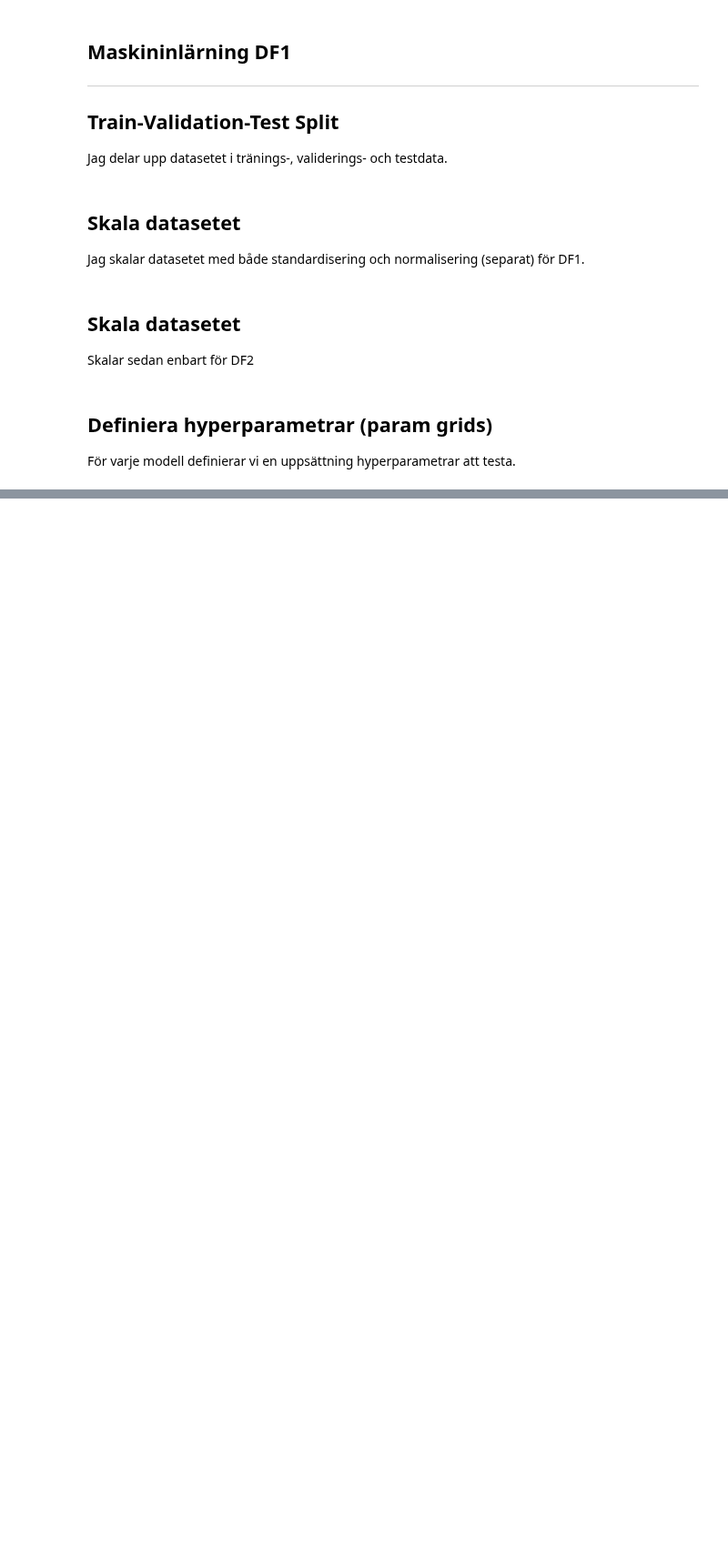
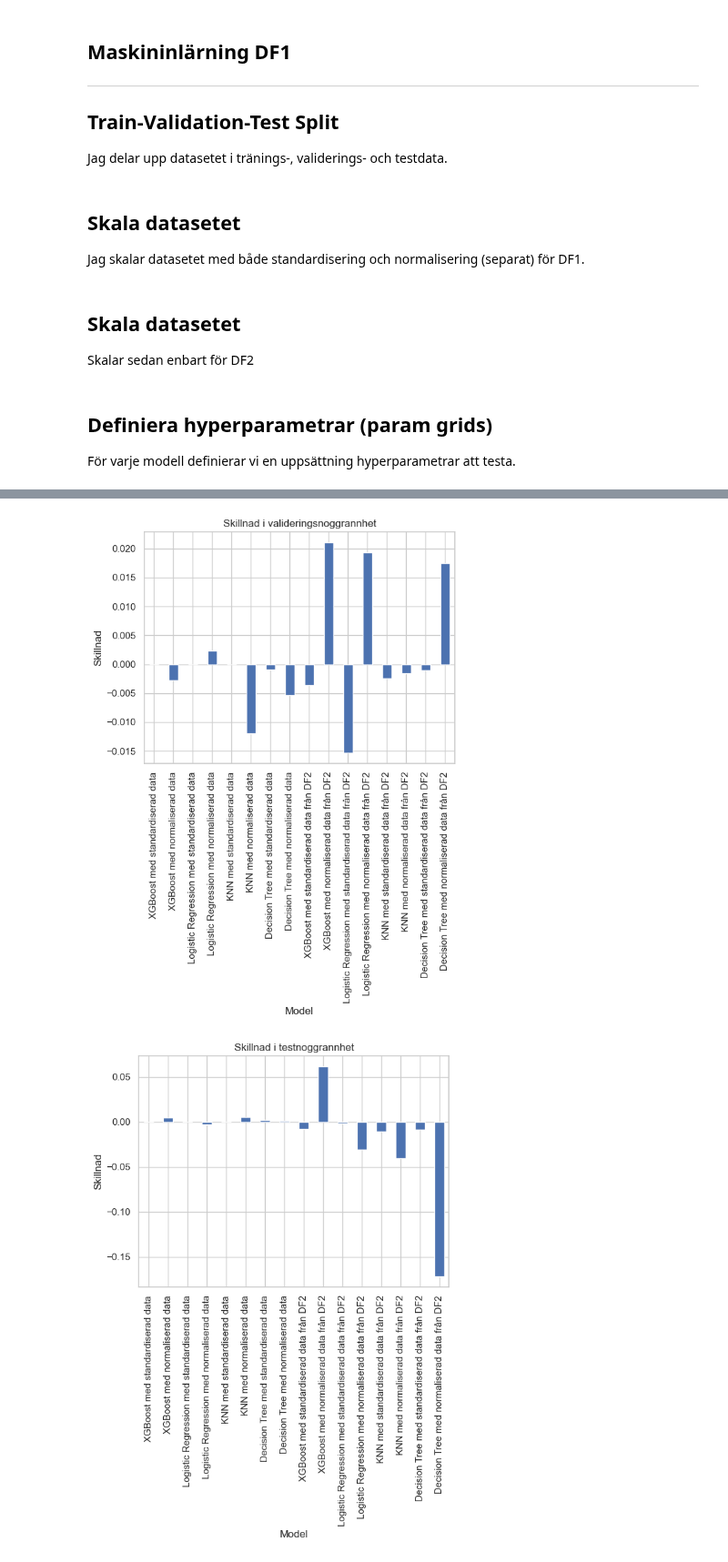
Before and after one commit to n00rp/Machine-Learning, a Jupyter notebook: Övningsuppgifter/Labb/labb01_Cardiovascular_Disease.ipynb, the cells around one changed output, grey strips where cells are left out. Shown at 91% size. Saved outputs shown, nothing was run; the diff lists cells and outputs as text; code cells hidden in the pictures; blank space fills up the shorter version.

```diff
--- a/Övningsuppgifter/Labb/labb01_Cardiovascular_Disease.ipynb
+++ b/Övningsuppgifter/Labb/labb01_Cardiovascular_Disease.ipynb
@@ -732,0 +736,20 @@ plt.show()
+# %%
+import pandas as pd
+
+# Läs in den första CSV-filen
+file1 = r"C:\Programering\It högskolan\Maskininlärning\Machine-Leraning\Övningsuppgifter\Labb\evaluation_scores.csv"
+df1 = pd.read_csv(file1)
+
+# Läs in den andra CSV-filen
+file2 = r"C:\Programering\It högskolan\Maskininlärning\Machine-Leraning\evaluation_scores_compare.csv"
+df2 = pd.read_csv(file2)
+
+# Slå ihop dataframarna på kolumnen 'Model'
+merged_df = pd.merge(df1, df2, on='Model', suffixes=('_run1', '_run2'))
+
+# Beräkna skillnaden i validerings- och testnoggrannhet
+merged_df['Validation_Accuracy_Diff'] = merged_df['Validation Accuracy_run1'] - merged_df['Validation Accuracy_run2']
+merged_df['Test_Accuracy_Diff'] = merged_df['Test Accuracy_run1'] - merged_df['Test Accuracy_run2']
+
+# Visa resultaten
+print(merged_df[['Model', 'Validation_Accuracy_Diff', 'Test_Accuracy_Diff']])
@@ -732,0 +774,17 @@ plt.show()
+# %%
+import matplotlib.pyplot as plt
+
+# Skapa ett stapeldiagram för skillnader i valideringsnoggrannhet
+merged_df.plot(kind='bar', x='Model', y='Validation_Accuracy_Diff', legend=False)
+plt.title('Skillnad i valideringsnoggrannhet')
+plt.ylabel('Skillnad')
+plt.show()
+
+# Skapa ett stapeldiagram för skillnader i testnoggrannhet
+merged_df.plot(kind='bar', x='Model', y='Test_Accuracy_Diff', legend=False)
+plt.title('Skillnad i testnoggrannhet')
+plt.ylabel('Skillnad')
+plt.show()
+# %% [output]
+[figure, added]
+[figure, added]
```
Also changed, not shown: parts of 7 cells of this notebook, 3 other files.
